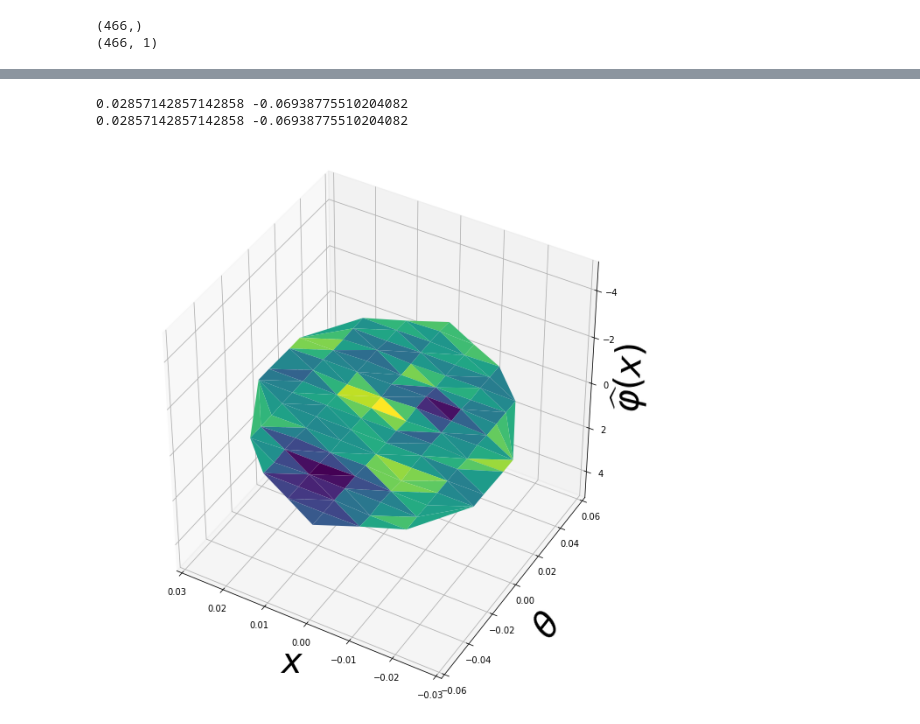
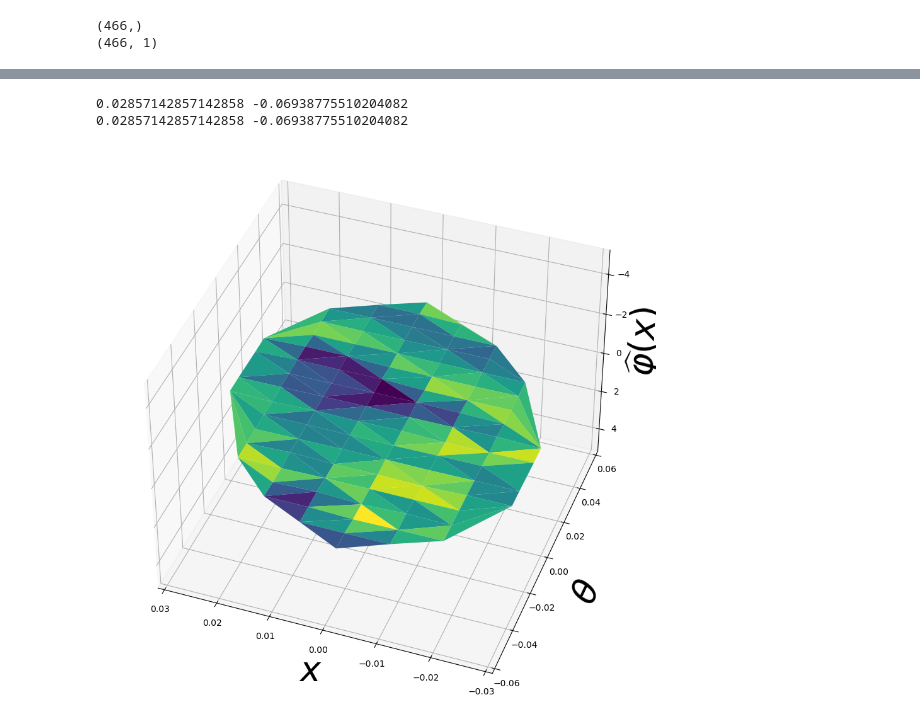
Before and after one commit to mdoshi2612/Optimal-Control, a Jupyter notebook: Inverted Pendulum/Inverted_Pendulum.ipynb, the cells around one changed output, grey strips where cells are left out. Saved outputs shown, nothing was run; the diff lists cells and outputs as text; code cells hidden in the pictures.

```diff
--- a/Inverted Pendulum/Inverted_Pendulum.ipynb
+++ b/Inverted Pendulum/Inverted_Pendulum.ipynb
@@ -227,7 +209,7 @@ WARNING:matplotlib.backends.backend_ps:The PostScript backend does not support t
 # %%
 fig = plt.figure()
 ax = plt.axes(projection='3d')
-plt.rcParams["figure.figsize"] = [9.0, 9.0]
+plt.rcParams["figure.figsize"] = [7.0, 7.0]
 # plotting the points
 ax.plot_trisurf(np_inside_ellipse[:, 0],np_inside_ellipse[:, 2], actual_feedback.reshape(np_inside_ellipse[:, 1].shape), cmap='viridis', edgecolor='none')
 print(np.max(np_inside_ellipse[:, 0]), np.min(np_inside_ellipse[:, 2]))
@@ -236,7 +218,7 @@ ax.set_zlabel(r'$\widehat{\varphi}(x)$', rotation = 0, fontsize = 40, labelpad =
 ax.set_xlabel(r'$x$', fontsize = 40,labelpad=10)
 ax.set_ylabel(r'$\theta$', fontsize = 40,labelpad= 20)
 
-ax.view_init(-140, 60)
+ax.view_init(-140, 70)
 ax.set_xlim(-0.03, 0.03)
 ax.set_ylim(-0.06, 0.06)
 ax.set_zlim(-5, 5)
@@ -252,6 +229,6 @@ WARNING:matplotlib.backends.backend_ps:The PostScript backend does not support t
 0.02857142857142858 -0.06938775510204082
 0.02857142857142858 -0.06938775510204082
-[figure, old version]
+[figure, new version]
 # %%
 error = np.abs(quasi_feedback - np.squeeze(actual_feedback)).reshape(np_inside_ellipse[:, 0].shape)
 fig = plt.figure()
```
Also changed, not shown: parts of 9 cells of this notebook, 13 other files.
